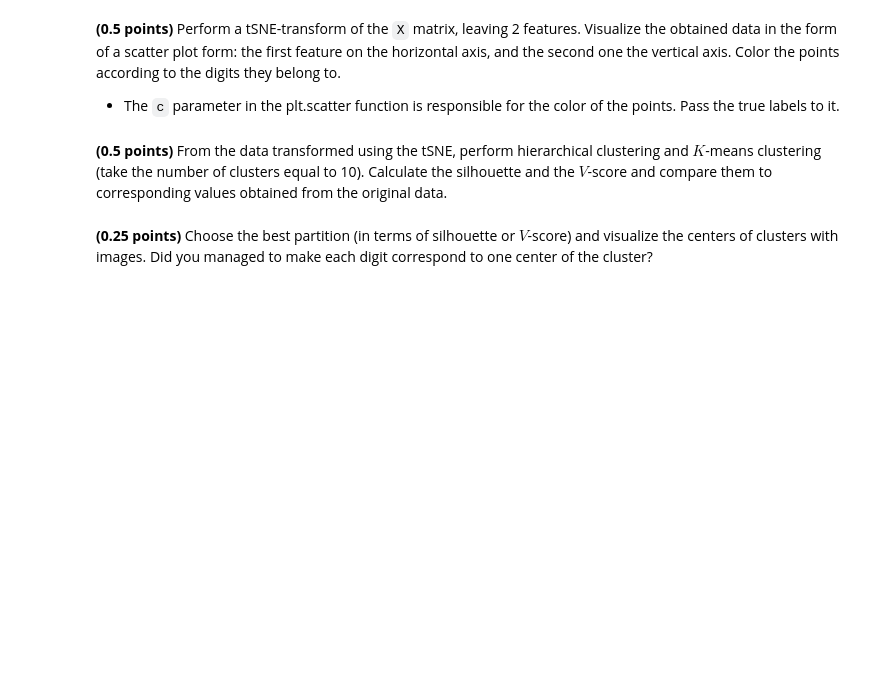
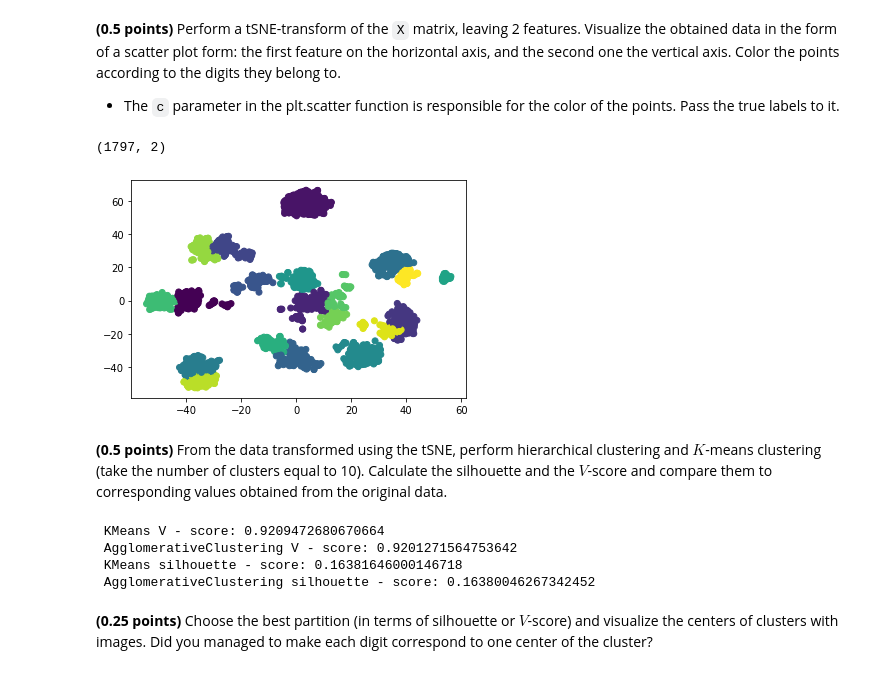
Before and after one commit to Kriikle/ml-intro, a Jupyter notebook: 8_clustering/clustering.ipynb, the cells around one changed output. Drawn from its saved outputs; the diff is of its cells as text; code cells hidden in the pictures; blank space fills up the shorter version.

```diff
--- a/8_clustering/clustering.ipynb
+++ b/8_clustering/clustering.ipynb
@@ -330,8 +361,44 @@ The implementation of `tSNE` in the `scikit-learn` library is the `TSNE` class i
 **(0.5 points)** Perform a tSNE-transform of the `X` matrix, leaving 2 features. Visualize the obtained data in the form of a scatter plot form: the first feature on the horizontal axis, and the second one the vertical axis. Color the points according to the digits they belong to.
 
 - The `c` parameter in the plt.scatter function is responsible for the color of the points. Pass the true labels to it.
+# %%
+from sklearn.manifold import TSNE
+X_embedded = TSNE(n_components=2).fit_transform(X)
+KMCl = KMeans(n_clusters=i, max_iter=30, n_init=10,random_state = 42)#
+kmeans_labels = AGCl.fit_predict(X_embedded)
+plt.scatter(X_embedded[:,0],X_embedded[:,1],c = kmeans_labels)
+X_embedded.shape
+# %% [output]
+(1797, 2)
+[figure, added]
 # %% [markdown]
 **(0.5 points)** From the data transformed using the tSNE, perform hierarchical clustering and $K$-means clustering (take the number of clusters equal to 10). Calculate the silhouette and the $V$-score and compare them to corresponding values obtained from the original data.
+# %%
+from sklearn.decomposition import TruncatedSVD
+sil_sco_AGGL = []
+mea_sco_AGGL = []
+mea_sco_KMCL = []
+sil_sco_KMCL = []
+
+
+X_embedded = TSNE(n_components=2).fit_transform(X);
+KMCl = KMeans(n_clusters=10, max_iter=30, n_init=10,random_state = 42)#
+AGCl = AgglomerativeClustering(n_clusters=10)
+hierarchical_labels = KMCl.fit_predict(X_embedded)
+kmeans_labels = AGCl.fit_predict(X_embedded)
+print(" KMeans V - score: " +
+      str(v_measure_score(y,kmeans_labels)) +
+      "\n AgglomerativeClustering V - score: " +
+      str(v_measure_score(y,hierarchical_labels)) +
+      "\n KMeans silhouette - score: " +
+      str( silhouette_score(X,kmeans_labels)) +
+      "\n AgglomerativeClustering silhouette - score: " +
+      str(silhouette_score(X,hierarchical_labels)))
+# %% [output]
+ KMeans V - score: 0.9209472680670664
+ AgglomerativeClustering V - score: 0.9201271564753642
+ KMeans silhouette - score: 0.16381646000146718
+ AgglomerativeClustering silhouette - score: 0.16380046267342452
 # %% [markdown]
 **(0.25 points)** Choose the best partition (in terms of silhouette or $V$-score) and visualize the centers of clusters with images. Did you managed to make each digit correspond to one center of the cluster?
 # %% [markdown]
```
Also changed, not shown: parts of 5 cells of this notebook, 1 other file.
